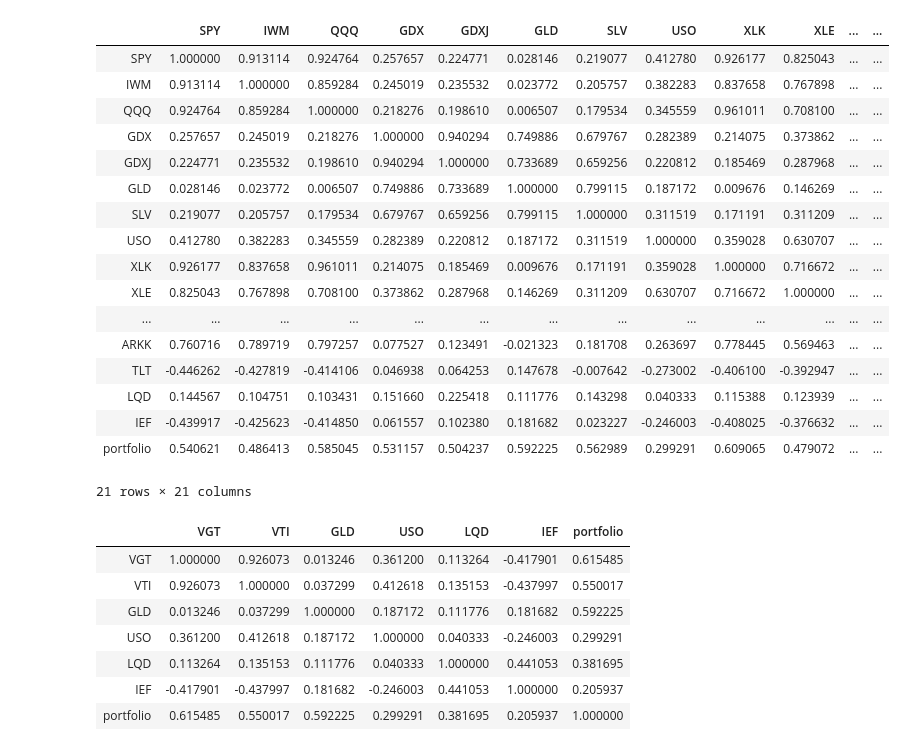
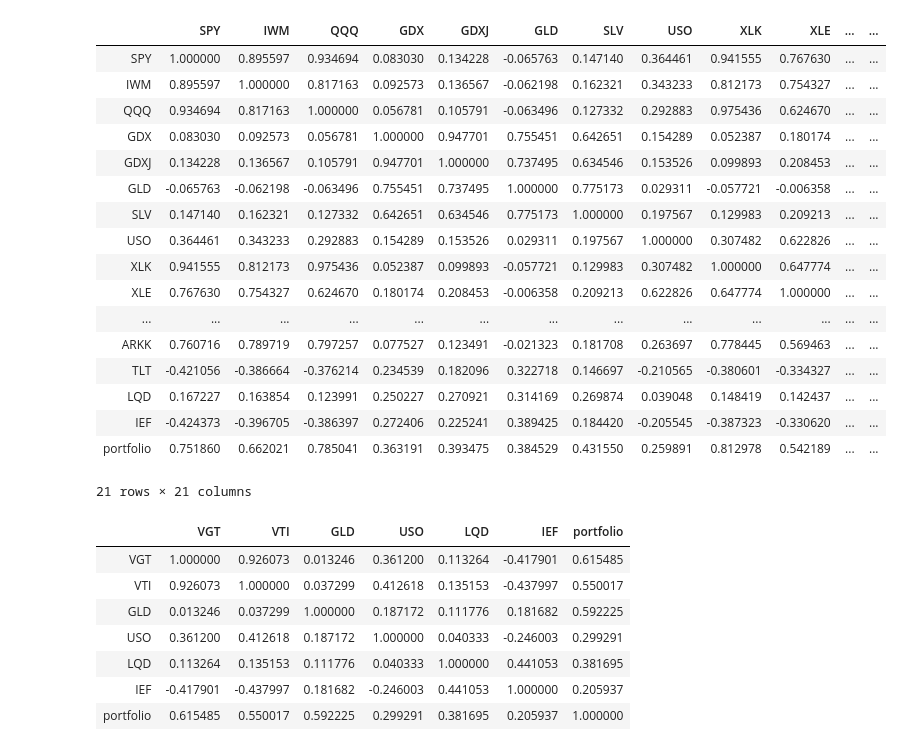
Before and after one commit to albud187/stock_analytics_prediction, a Jupyter notebook: Portfolio Analysis.ipynb, the cells around one changed output. Drawn from its saved outputs; the diff is of its cells as text; code cells hidden in the pictures.

```diff
--- a/Portfolio Analysis.ipynb
+++ b/Portfolio Analysis.ipynb
@@ -95,33 +110,33 @@ def create_corr_matrix(stock_dict):
 # %%
-start = dt.datetime(2007,1,1)
+start = dt.datetime(2014,1,1)
 end = dt.datetime(2020,6,30)
 
 holdings = {'VGT':0.174358, 'VTI':0.026624, 'GLD':0.140878, 'USO':0.012532, 'LQD':0.050989, 'IEF':0.45764}
 stocks = ['SPY', 'IWM', 'QQQ', 'GDX', 'GDXJ', 'GLD', 'SLV', 'USO', 'XLK', 'XLE', 'XRT', 'XRT', 'XLU', 'XLF','XLI','XLV', 'XAR', 'ARKK', 'TLT', 'LQD', 'IEF']
 assets = asset_dict(stocks, start, end)
 
 portfolio = sim_port(holdings, start, end)
 assets['portfolio'] = portfolio['Close']
 corr_matrix = create_corr_matrix(assets)
 corr_matrix
 # %% [output]
 |  | SPY | IWM | QQQ | GDX | GDXJ | GLD | SLV | USO | XLK | XLE | ... | ... |
-| SPY | 1.000000 | 0.913114 | 0.924764 | 0.257657 | 0.224771 | 0.028146 | 0.219077 | 0.412780 | 0.926177 | 0.825043 | ... | ... |
-| IWM | 0.913114 | 1.000000 | 0.859284 | 0.245019 | 0.235532 | 0.023772 | 0.205757 | 0.382283 | 0.837658 | 0.767898 | ... | ... |
-| QQQ | 0.924764 | 0.859284 | 1.000000 | 0.218276 | 0.198610 | 0.006507 | 0.179534 | 0.345559 | 0.961011 | 0.708100 | ... | ... |
-| GDX | 0.257657 | 0.245019 | 0.218276 | 1.000000 | 0.940294 | 0.749886 | 0.679767 | 0.282389 | 0.214075 | 0.373862 | ... | ... |
-| GDXJ | 0.224771 | 0.235532 | 0.198610 | 0.940294 | 1.000000 | 0.733689 | 0.659256 | 0.220812 | 0.185469 | 0.287968 | ... | ... |
-| GLD | 0.028146 | 0.023772 | 0.006507 | 0.749886 | 0.733689 | 1.000000 | 0.799115 | 0.187172 | 0.009676 | 0.146269 | ... | ... |
-| SLV | 0.219077 | 0.205757 | 0.179534 | 0.679767 | 0.659256 | 0.799115 | 1.000000 | 0.311519 | 0.171191 | 0.311209 | ... | ... |
-| USO | 0.412780 | 0.382283 | 0.345559 | 0.282389 | 0.220812 | 0.187172 | 0.311519 | 1.000000 | 0.359028 | 0.630707 | ... | ... |
-| XLK | 0.926177 | 0.837658 | 0.961011 | 0.214075 | 0.185469 | 0.009676 | 0.171191 | 0.359028 | 1.000000 | 0.716672 | ... | ... |
-| XLE | 0.825043 | 0.767898 | 0.708100 | 0.373862 | 0.287968 | 0.146269 | 0.311209 | 0.630707 | 0.716672 | 1.000000 | ... | ... |
+| SPY | 1.000000 | 0.895597 | 0.934694 | 0.083030 | 0.134228 | -0.065763 | 0.147140 | 0.364461 | 0.941555 | 0.767630 | ... | ... |
+| IWM | 0.895597 | 1.000000 | 0.817163 | 0.092573 | 0.136567 | -0.062198 | 0.162321 | 0.343233 | 0.812173 | 0.754327 | ... | ... |
+| QQQ | 0.934694 | 0.817163 | 1.000000 | 0.056781 | 0.105791 | -0.063496 | 0.127332 | 0.292883 | 0.975436 | 0.624670 | ... | ... |
+| GDX | 0.083030 | 0.092573 | 0.056781 | 1.000000 | 0.947701 | 0.755451 | 0.642651 | 0.154289 | 0.052387 | 0.180174 | ... | ... |
+| GDXJ | 0.134228 | 0.136567 | 0.105791 | 0.947701 | 1.000000 | 0.737495 | 0.634546 | 0.153526 | 0.099893 | 0.208453 | ... | ... |
+| GLD | -0.065763 | -0.062198 | -0.063496 | 0.755451 | 0.737495 | 1.000000 | 0.775173 | 0.029311 | -0.057721 | -0.006358 | ... | ... |
+| SLV | 0.147140 | 0.162321 | 0.127332 | 0.642651 | 0.634546 | 0.775173 | 1.000000 | 0.197567 | 0.129983 | 0.209213 | ... | ... |
+| USO | 0.364461 | 0.343233 | 0.292883 | 0.154289 | 0.153526 | 0.029311 | 0.197567 | 1.000000 | 0.307482 | 0.622826 | ... | ... |
+| XLK | 0.941555 | 0.812173 | 0.975436 | 0.052387 | 0.099893 | -0.057721 | 0.129983 | 0.307482 | 1.000000 | 0.647774 | ... | ... |
+| XLE | 0.767630 | 0.754327 | 0.624670 | 0.180174 | 0.208453 | -0.006358 | 0.209213 | 0.622826 | 0.647774 | 1.000000 | ... | ... |
 | ... | ... | ... | ... | ... | ... | ... | ... | ... | ... | ... | ... | ... |
 | ARKK | 0.760716 | 0.789719 | 0.797257 | 0.077527 | 0.123491 | -0.021323 | 0.181708 | 0.263697 | 0.778445 | 0.569463 | ... | ... |
-| TLT | -0.446262 | -0.427819 | -0.414106 | 0.046938 | 0.064253 | 0.147678 | -0.007642 | -0.273002 | -0.406100 | -0.392947 | ... | ... |
-| LQD | 0.144567 | 0.104751 | 0.103431 | 0.151660 | 0.225418 | 0.111776 | 0.143298 | 0.040333 | 0.115388 | 0.123939 | ... | ... |
-| IEF | -0.439917 | -0.425623 | -0.414850 | 0.061557 | 0.102380 | 0.181682 | 0.023227 | -0.246003 | -0.408025 | -0.376632 | ... | ... |
-| portfolio | 0.540621 | 0.486413 | 0.585045 | 0.531157 | 0.504237 | 0.592225 | 0.562989 | 0.299291 | 0.609065 | 0.479072 | ... | ... |
+| TLT | -0.421056 | -0.386664 | -0.376214 | 0.234539 | 0.182096 | 0.322718 | 0.146697 | -0.210565 | -0.380601 | -0.334327 | ... | ... |
+| LQD | 0.167227 | 0.163854 | 0.123991 | 0.250227 | 0.270921 | 0.314169 | 0.269874 | 0.039048 | 0.148419 | 0.142437 | ... | ... |
+| IEF | -0.424373 | -0.396705 | -0.386397 | 0.272406 | 0.225241 | 0.389425 | 0.184420 | -0.205545 | -0.387323 | -0.330620 | ... | ... |
+| portfolio | 0.751860 | 0.662021 | 0.785041 | 0.363191 | 0.393475 | 0.384529 | 0.431550 | 0.259891 | 0.812978 | 0.542189 | ... | ... |
 21 rows × 21 columns
 # %%
 corr_matrix.to_csv('corr_matrix.csv')
```
Also changed, not shown: parts of 1 cell of this notebook.
